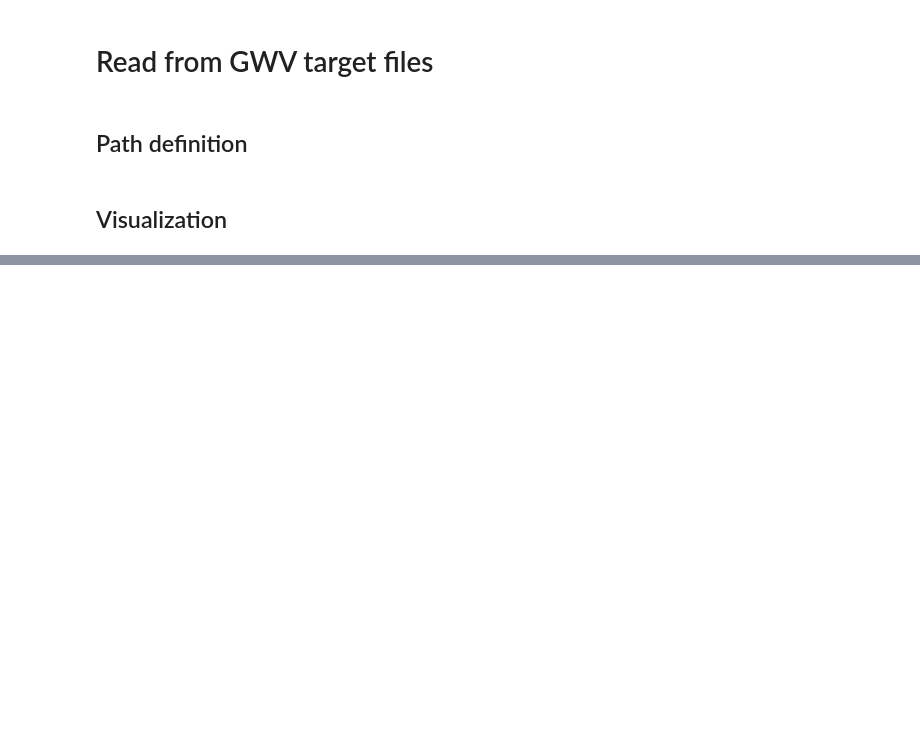
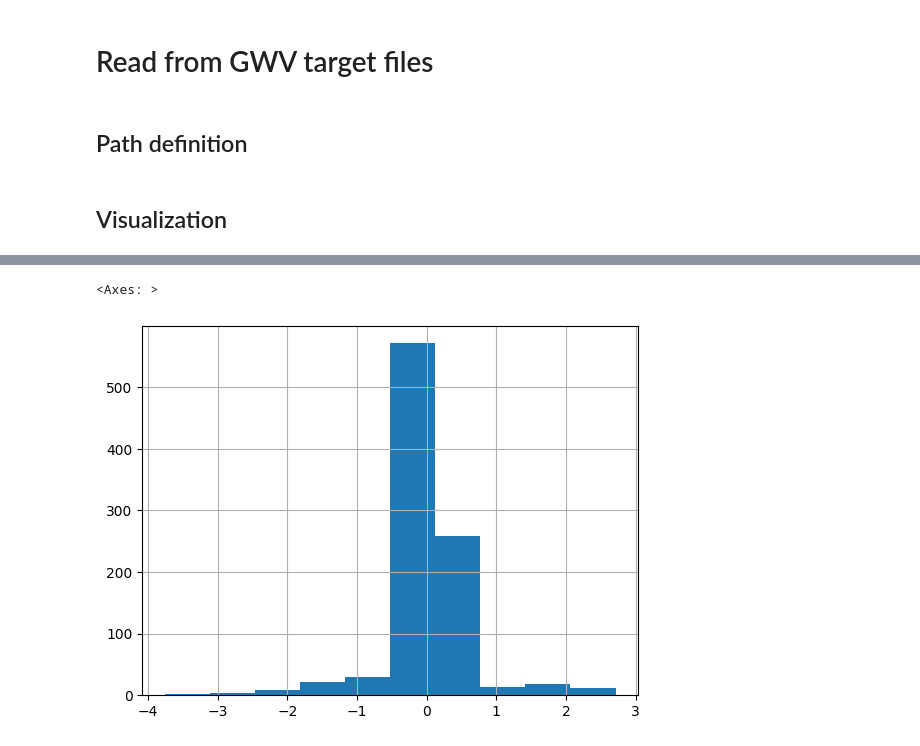
Before and after one commit to paolchol/hm, a Jupyter notebook: MAURICE/transient_model_utilities/read-output-model-usg.ipynb, the cells around one changed output, grey strips where cells are left out. Saved outputs shown, nothing was run; the diff lists cells and outputs as text; code cells hidden in the pictures; blank space fills up the shorter version.

```diff
--- a/MAURICE/transient_model_utilities/read-output-model-usg.ipynb
+++ b/MAURICE/transient_model_utilities/read-output-model-usg.ipynb
@@ -59,0 +144,5 @@ fig.tight_layout()
+# %%
+df_plot.Residual.hist()
+# %% [output]
+<Axes: >
+[figure, added]
```
Also changed, not shown: parts of 11 cells of this notebook.
